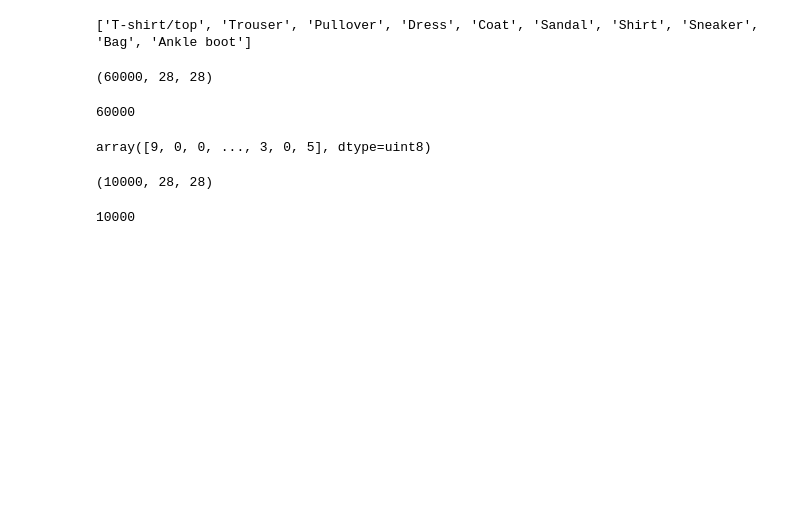
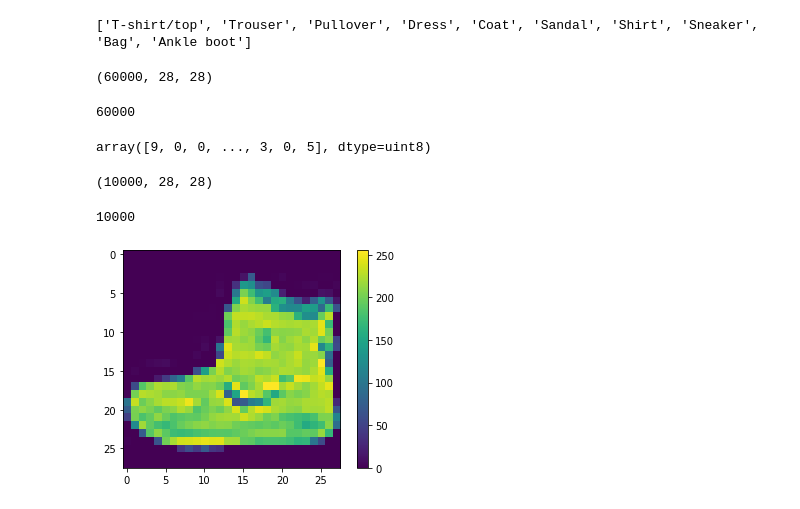
Before and after one commit to FrancaTM/clothing-images-classification, a Jupyter notebook: clothing-images-classification.ipynb, the cells around one changed output. Saved outputs shown, nothing was run; the diff lists cells and outputs as text; code cells hidden in the pictures; blank space fills up the shorter version.

Commit message:
preprocess data

```diff
--- a/clothing-images-classification.ipynb
+++ b/clothing-images-classification.ipynb
@@ -46,3 +46,12 @@ test_images.shape
 len(test_labels)
 # %% [output]
 10000
+# %%
+# Preprocess the data
+plt.figure()
+plt.imshow(train_images[0])
+plt.colorbar()
+plt.grid(False)
+plt.show()
+# %% [output]
+[figure, added]
```
Also changed, not shown: parts of 2 cells of this notebook.
